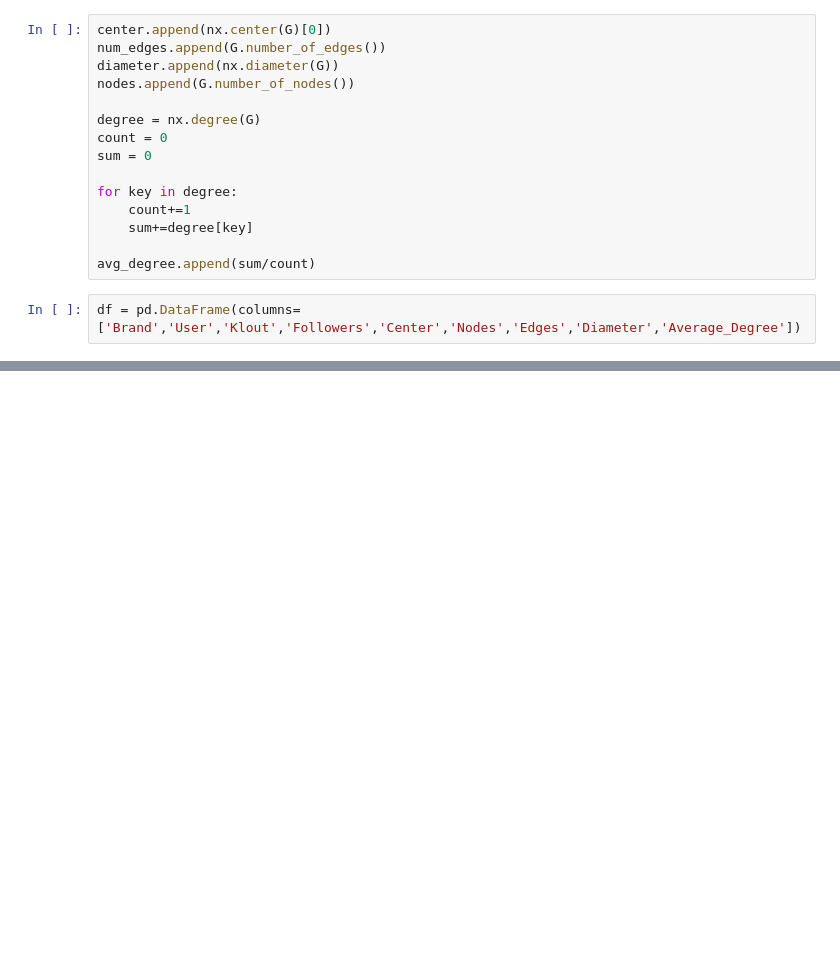
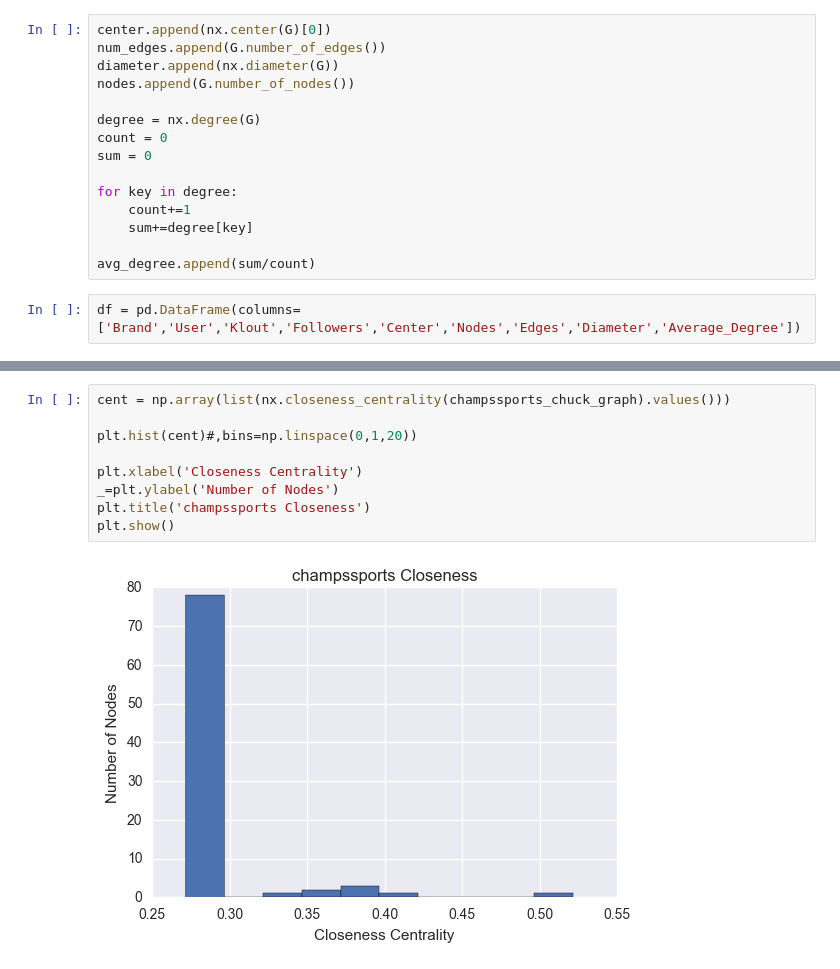
Before and after one commit to jrs33/Converse_Product_Launch, a Jupyter notebook: stan_smiths.ipynb, the cells around one changed output, grey strips where cells are left out. Saved outputs shown, nothing was run; the diff lists cells and outputs as text; blank space fills up the shorter version.

```diff
--- a/stan_smiths.ipynb
+++ b/stan_smiths.ipynb
@@ -1089,0 +1112,11 @@ stan_klout[stan_klout['Author'] == '@HotNewHipHop']
+# %%
+cent = np.array(list(nx.closeness_centrality(champssports_chuck_graph).values()))
+
+plt.hist(cent)#,bins=np.linspace(0,1,20))
+
+plt.xlabel('Closeness Centrality')
+_=plt.ylabel('Number of Nodes')
+plt.title('champssports Closeness')
+plt.show()
+# %% [output]
+[figure, added]
```
Also changed, not shown: parts of 24 cells of this notebook.
